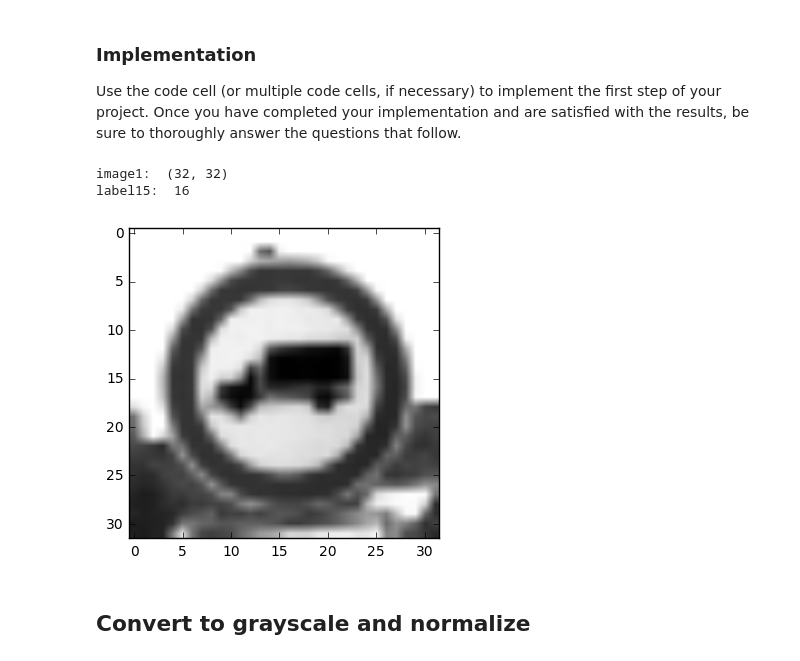
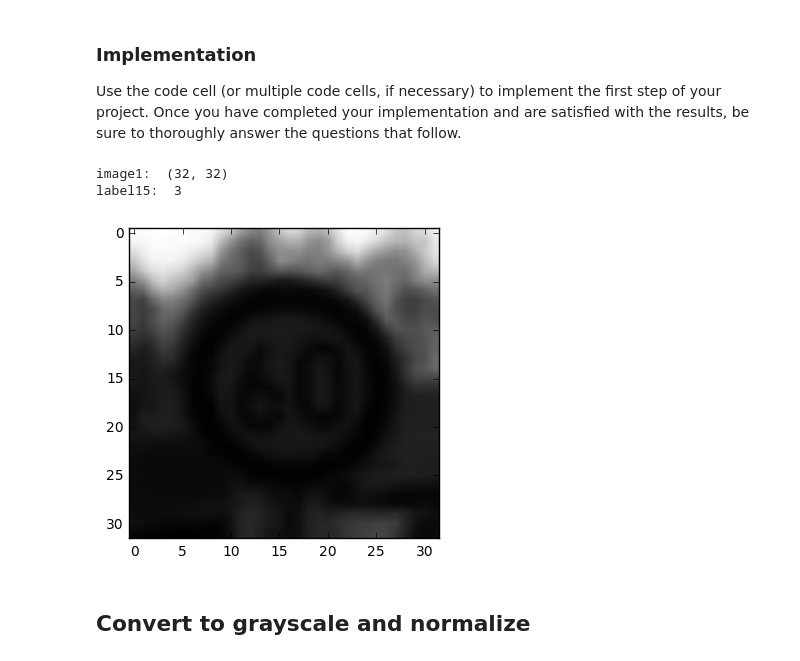
Before and after one commit to JonathanCMitchell/CarND-Traffic-Sign-Classifier-Project, a Jupyter notebook: Traffic_Sign_Classifier.ipynb, the cells around one changed output. Drawn from its saved outputs; the diff is of its cells as text; code cells hidden in the pictures.

```diff
--- a/Traffic_Sign_Classifier.ipynb
+++ b/Traffic_Sign_Classifier.ipynb
@@ -155,28 +155,28 @@ Use the code cell (or multiple code cells, if necessary) to implement the first
 # %%
 ### Preprocess the data here.
 ### Feel free to use as many code cells as needed.
 from sklearn.utils import shuffle
 from sklearn import preprocessing
 import cv2
 
 # First turn all the images into grayscale
 
 
-# X_train, y_train = shuffle(X_train, y_train)
+X_train, y_train = shuffle(X_train, y_train)
 image1p = X_train[15]
 # plt.imshow(image1p)
 # image1 = cv2.cvtColor(image,cv2.COLOR_RGB2HSV)
 image1 = cv2.cvtColor(X_train[15234],cv2.COLOR_RGB2GRAY)
 print('image1: ', image1.shape)
 plt.imshow(image1, cmap="gray")
 print('label15: ', y_train[15234])
 
 # Batch normalization
 # L2 Regularization:
 # %% [output]
 image1:  (32, 32)
-label15:  16
+label15:  3
-[figure, old version]
+[figure, new version]
 # %% [markdown]
 ## Convert to grayscale and normalize
 # %% [markdown]
```
Also changed, not shown: parts of 6 cells of this notebook.
